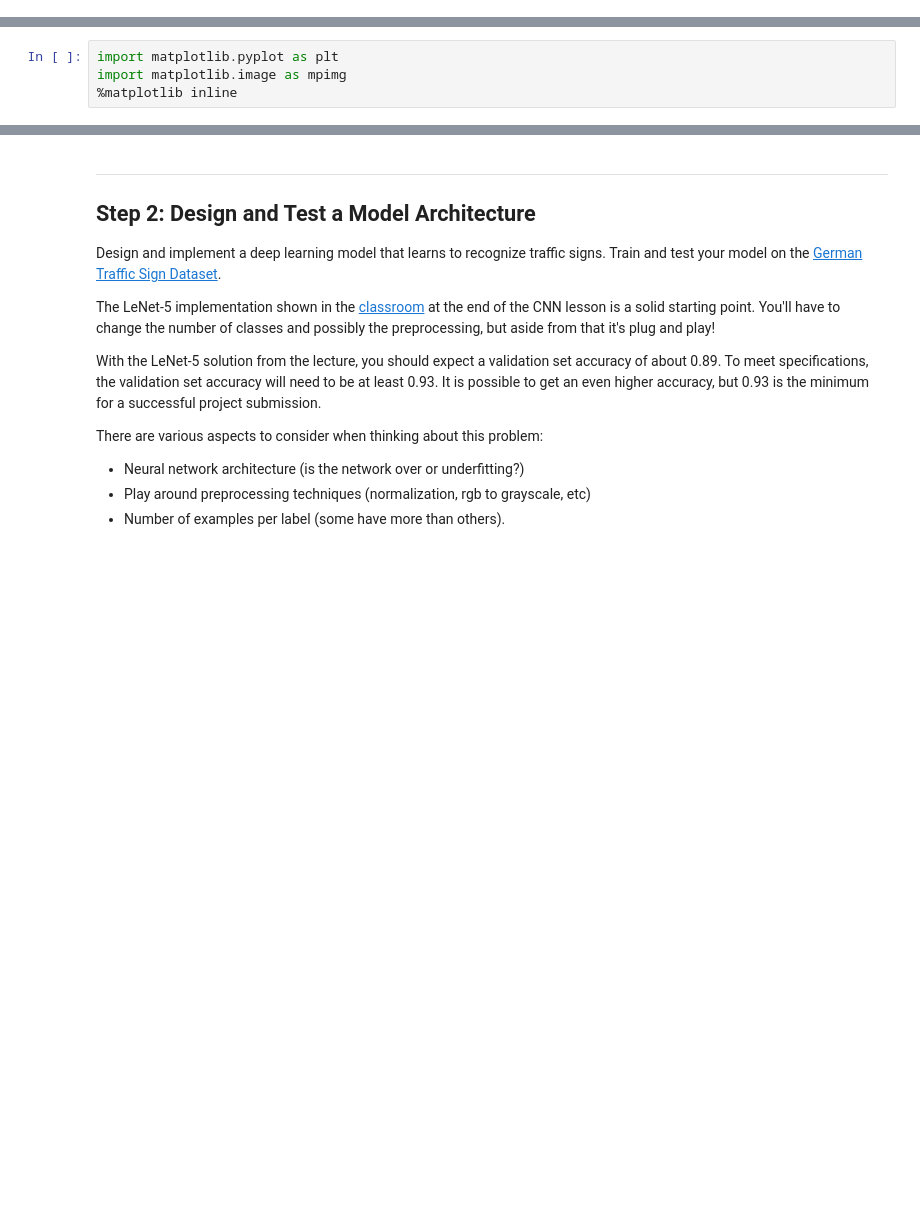
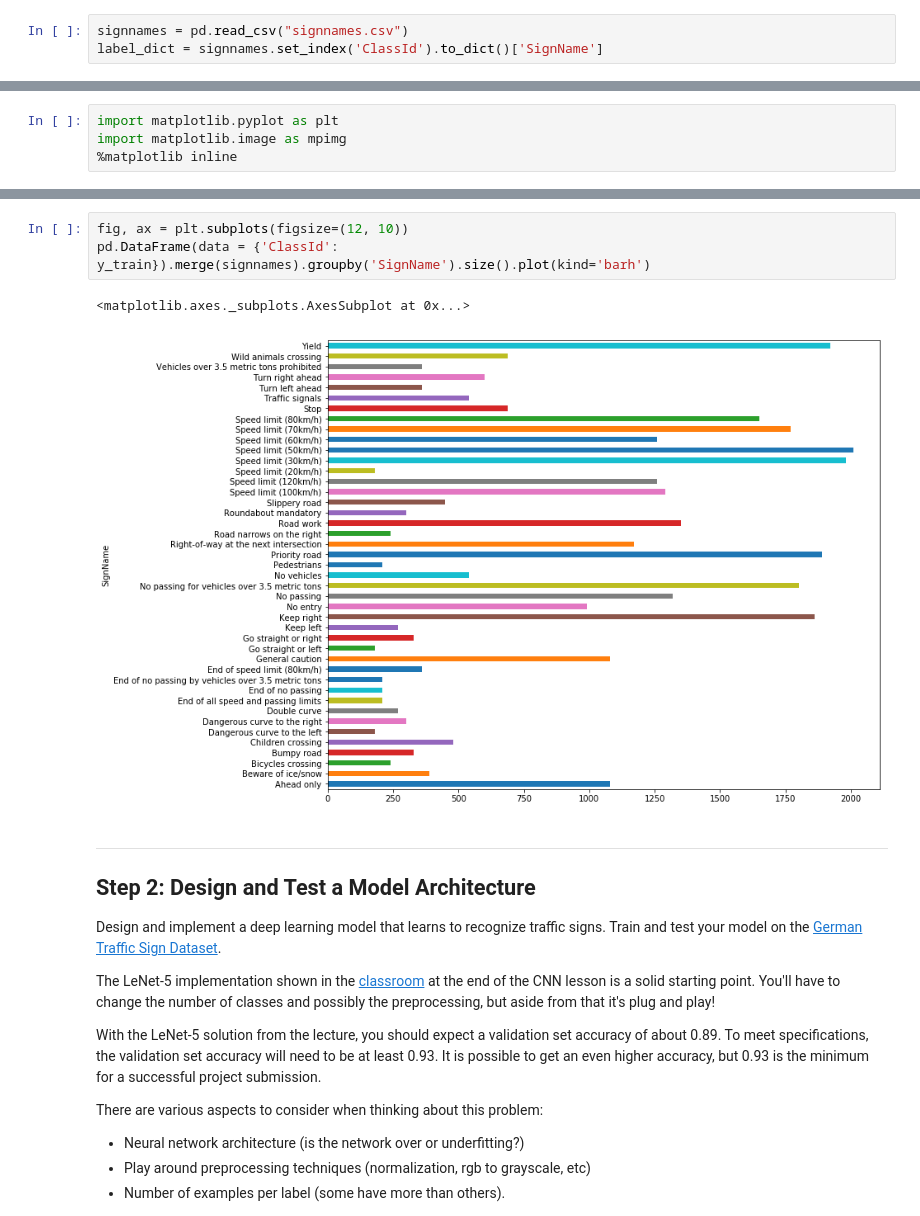
Before and after one commit to rednotion/traffic-sign-classifier, a Jupyter notebook: Traffic_Sign_Classifier.ipynb, the cells around one changed output, grey strips where cells are left out. Drawn from its saved outputs; the diff is of its cells as text; blank space fills up the shorter version.

```diff
--- a/Traffic_Sign_Classifier.ipynb
+++ b/Traffic_Sign_Classifier.ipynb
@@ -39,6 +39,9 @@ with open(testing_file, mode='rb') as f:
 X_train, y_train = train['features'], train['labels']
 X_valid, y_valid = valid['features'], valid['labels']
 X_test, y_test = test['features'], test['labels']
+# %%
+signnames = pd.read_csv("signnames.csv")
+label_dict = signnames.set_index('ClassId').to_dict()['SignName']
 # %% [markdown]
 ---
 
@@ -97,3 +113,9 @@ import matplotlib.image as mpimg
+# %%
+fig, ax = plt.subplots(figsize=(12, 10))
+pd.DataFrame(data = {'ClassId': y_train}).merge(signnames).groupby('SignName').size().plot(kind='barh')
+# %% [output]
+<matplotlib.axes._subplots.AxesSubplot at 0x...>
+[figure, added]
 # %% [markdown]
 ----
 
```
Also changed, not shown: parts of 3 cells of this notebook.
